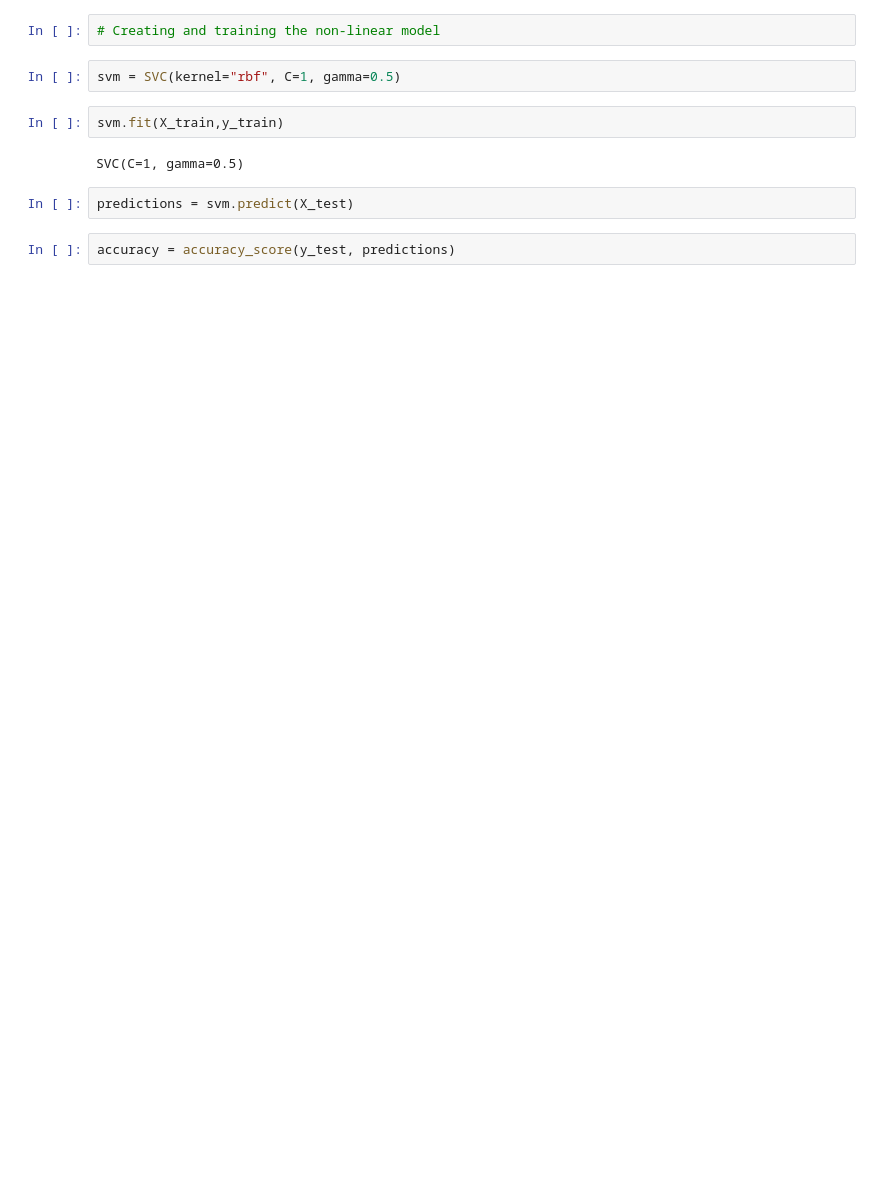
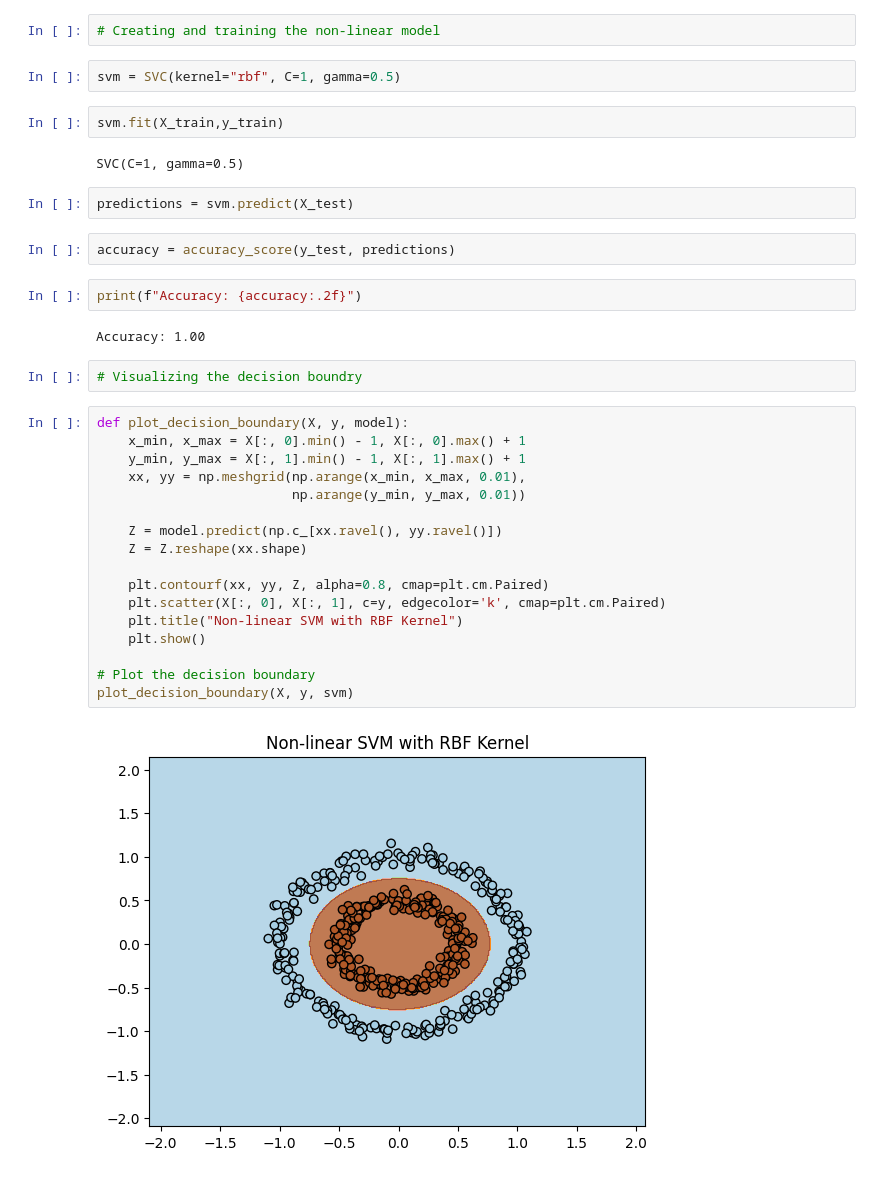
Before and after one commit to dipak1920basnet/SVM, a Jupyter notebook: non_linear_svm.ipynb, the cells around one changed output. Drawn from its saved outputs; the diff is of its cells as text; blank space fills up the shorter version.

Commit message:
plot a decision boundry

```diff
--- a/non_linear_svm.ipynb
+++ b/non_linear_svm.ipynb
@@ -21,3 +21,28 @@ SVC(C=1, gamma=0.5)
 predictions = svm.predict(X_test)
 # %%
 accuracy = accuracy_score(y_test, predictions)
+# %%
+print(f"Accuracy: {accuracy:.2f}")
+# %% [output]
+Accuracy: 1.00
+# %%
+# Visualizing the decision boundry
+# %%
+def plot_decision_boundary(X, y, model):
+    x_min, x_max = X[:, 0].min() - 1, X[:, 0].max() + 1
+    y_min, y_max = X[:, 1].min() - 1, X[:, 1].max() + 1
+    xx, yy = np.meshgrid(np.arange(x_min, x_max, 0.01),
+                         np.arange(y_min, y_max, 0.01))
+
+    Z = model.predict(np.c_[xx.ravel(), yy.ravel()])
+    Z = Z.reshape(xx.shape)
+
+    plt.contourf(xx, yy, Z, alpha=0.8, cmap=plt.cm.Paired)
+    plt.scatter(X[:, 0], X[:, 1], c=y, edgecolor='k', cmap=plt.cm.Paired)
+    plt.title("Non-linear SVM with RBF Kernel")
+    plt.show()
+
+# Plot the decision boundary
+plot_decision_boundary(X, y, svm)
+# %% [output]
+[figure, added]
```
